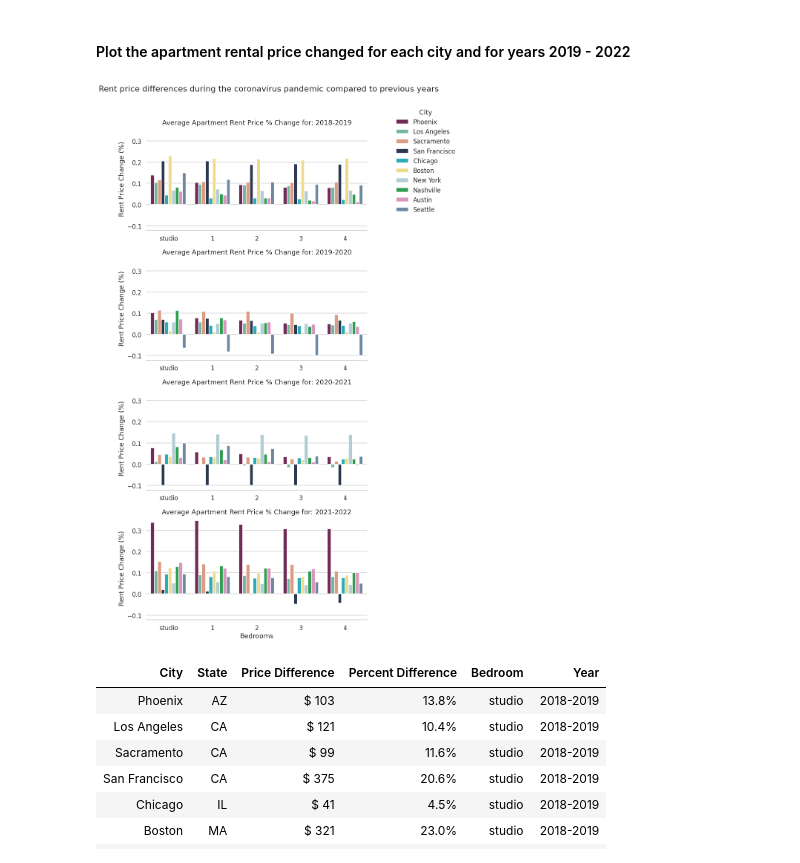
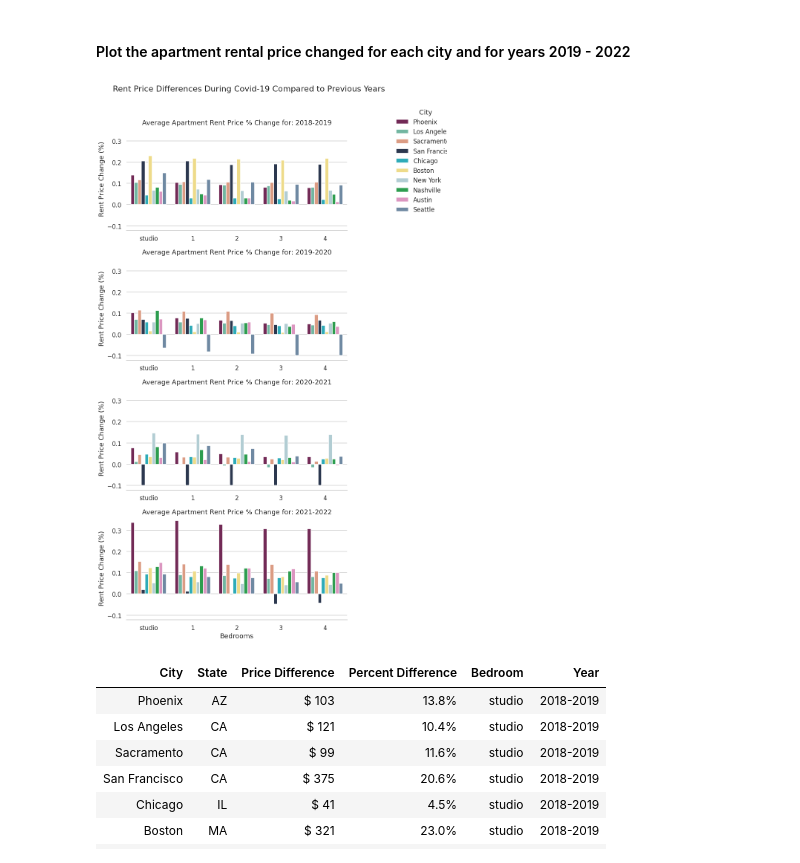
Before and after one commit to Keren-Neeq/DS4A-Team1, a Jupyter notebook: notebooks/Team1_EDA.ipynb, the cells around one changed output. Cells and saved outputs as stored; diff of their text form; code cells hidden in the pictures.

```diff
--- a/notebooks/Team1_EDA.ipynb
+++ b/notebooks/Team1_EDA.ipynb
@@ -189,6 +485,11 @@ pricedf = pd.melt(pricedf.reset_index(), id_vars =['area_name', 'state'], var_na
 # Combine percentdf and pricedf
 
 merged_df = pd.merge(pricedf, percentdf, on = ['area_name', 'state', 'apartment_type'])
+# %%
+merged_df.rename(columns = {'area_name': 'City', 'state':'State'}, inplace=True)
+# %%
+# Extract number of bedrooms and year from apartment_type column
+merged_df[['Bedrooms','Year']] = merged_df['apartment_type'].str.split('_', expand=True)
 # %%
 merged_df
 # %% [output]
@@ -205,11 +506,6 @@ merged_df
 | 198 | Austin | TX | 4bdrm_22 | 222 | 0.101185 |
 | 199 | Seattle | WA | 4bdrm_22 | 161 | 0.049011 |
 200 rows × 5 columns
-# %%
-merged_df.rename(columns = {'area_name': 'City', 'state':'State', 'amount_diff':'Price Difference', 'percent_chg':'Percent Difference'}, inplace=True)
-# %%
-# Extract number of bedrooms and year from apartment_type column
-merged_df[['Bedroom','Year']] = merged_df['apartment_type'].str.split('_', expand=True)
 # %%
 # Replace year with annual range
 yeardict = {'19': '2018-2019', '20':'2019-2020', '21':'2020-2021', '22':'2021-2022'}
@@ -470,17 +766,18 @@ zillow_sale_price
 # %%
 colors = ["#7e1e59","#66c2a5","#ea9675","#263655","#17becf","#ffe579","#add0d8","#1ab048","#e78ac3","#668aaa"]
 sns.set_palette(sns.color_palette(colors))
 
 f = sns.catplot(data = merged_df, x = 'Bedroom', y= 'Percent Difference', kind = 'bar', col = 'Year', hue = 'City',
             col_wrap= 1, sharex = False, height=5, aspect = 2)
+
 f.despine(left=True)
-f.fig.suptitle("Rent price differences during the coronavirus pandemic compared to previous years", y=1.05)
+f.fig.suptitle("Rent Price Differences During Covid-19 Compared to Previous Years", y=1.05)
 f.set_titles("Average Apartment Rent Price % Change for: {col_name}")
 f.set_axis_labels('Bedrooms','Rent Price Change (%)')
 f.set_xticklabels(rotation = 'horizontal')
 sns.move_legend(f, "center right",frameon=False, bbox_to_anchor = (1.1,0.9))
 
 plt.show()
 # %% [output]
-[figure, old version]
+[figure, new version]
 # %%
```
Also changed, not shown: parts of 47 cells of this notebook.
